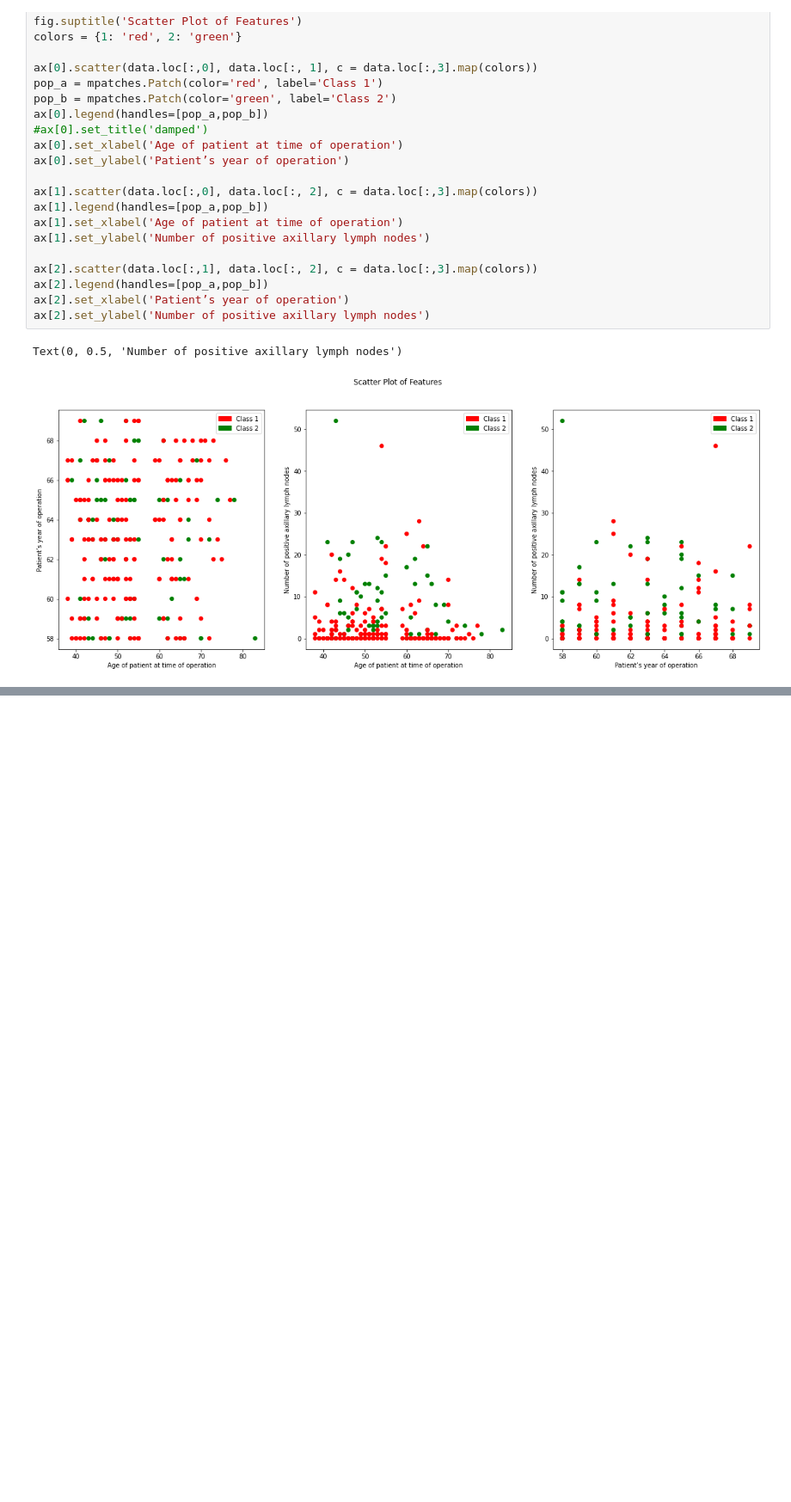
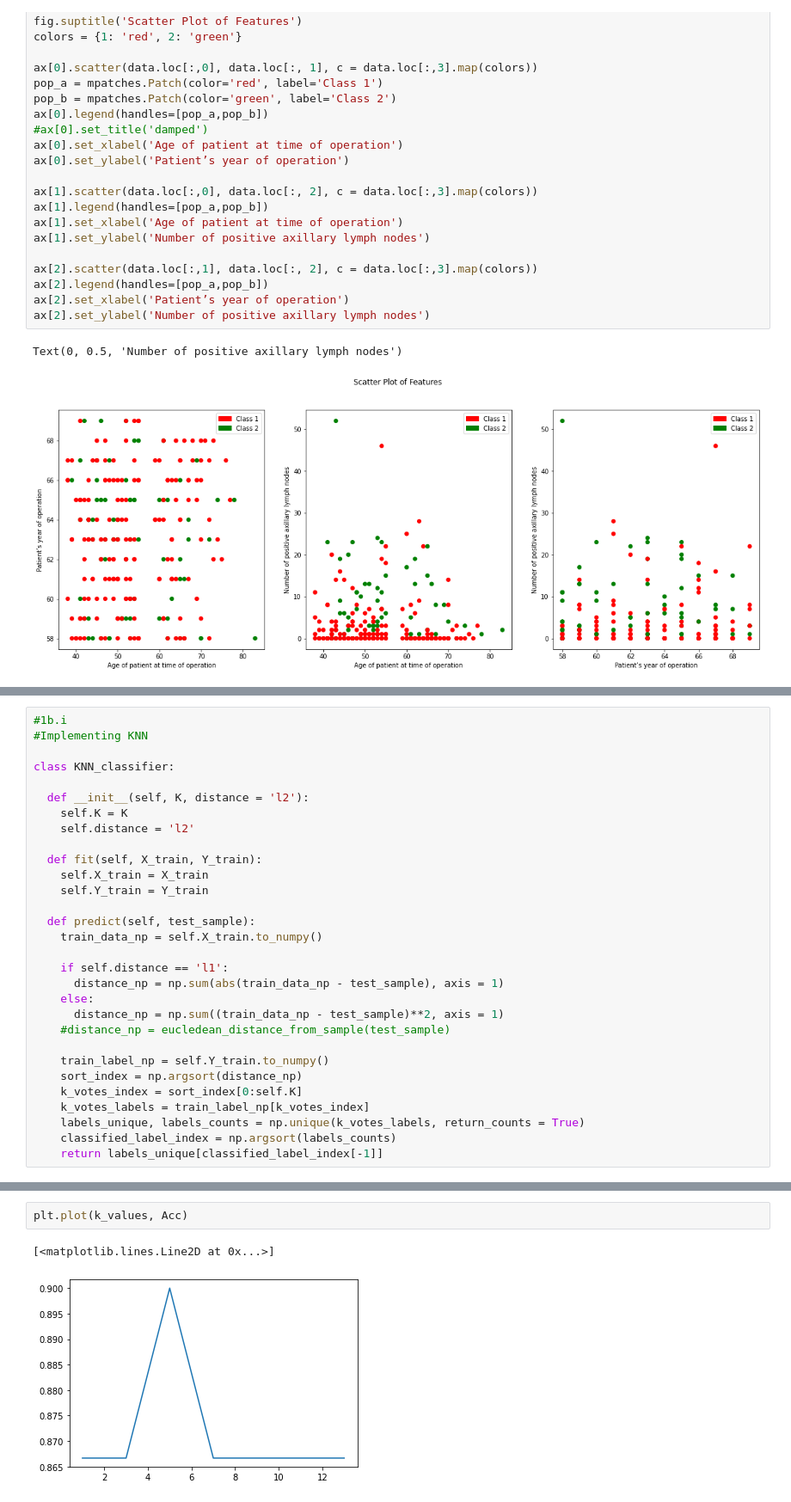
Before and after one commit to adrita23/Machine-Learning-Assignments, a Jupyter notebook: ML_Fall_21_HW1.ipynb, the cells around one changed output, grey strips where cells are left out. Shown: that part at 86% size. Cells and saved outputs as stored; diff of their text form; blank space fills up the shorter version.

```diff
--- a/ML_Fall_21_HW1.ipynb
+++ b/ML_Fall_21_HW1.ipynb
@@ -104,0 +110,30 @@ Text(0, 0.5, 'Number of positive axillary lymph nodes')
+# %%
+#1b.i
+#Implementing KNN
+
+class KNN_classifier:
+
+  def __init__(self, K, distance = 'l2'):
+    self.K = K
+    self.distance = 'l2'
+
+  def fit(self, X_train, Y_train):
+    self.X_train = X_train
+    self.Y_train = Y_train
+
+  def predict(self, test_sample):
+    train_data_np = self.X_train.to_numpy()
+
+    if self.distance == 'l1':
+      distance_np = np.sum(abs(train_data_np - test_sample), axis = 1)
+    else:
+      distance_np = np.sum((train_data_np - test_sample)**2, axis = 1)
+    #distance_np = eucledean_distance_from_sample(test_sample)
+
+    train_label_np = self.Y_train.to_numpy()
+    sort_index = np.argsort(distance_np)
+    k_votes_index = sort_index[0:self.K]
+    k_votes_labels = train_label_np[k_votes_index]
+    labels_unique, labels_counts = np.unique(k_votes_labels, return_counts = True)
+    classified_label_index = np.argsort(labels_counts)
+    return labels_unique[classified_label_index[-1]]
@@ -104,0 +190,5 @@ Text(0, 0.5, 'Number of positive axillary lymph nodes')
+# %%
+plt.plot(k_values, Acc)
+# %% [output]
+[<matplotlib.lines.Line2D at 0x...>]
+[figure, added]
```
Also changed, not shown: parts of 9 cells of this notebook.
